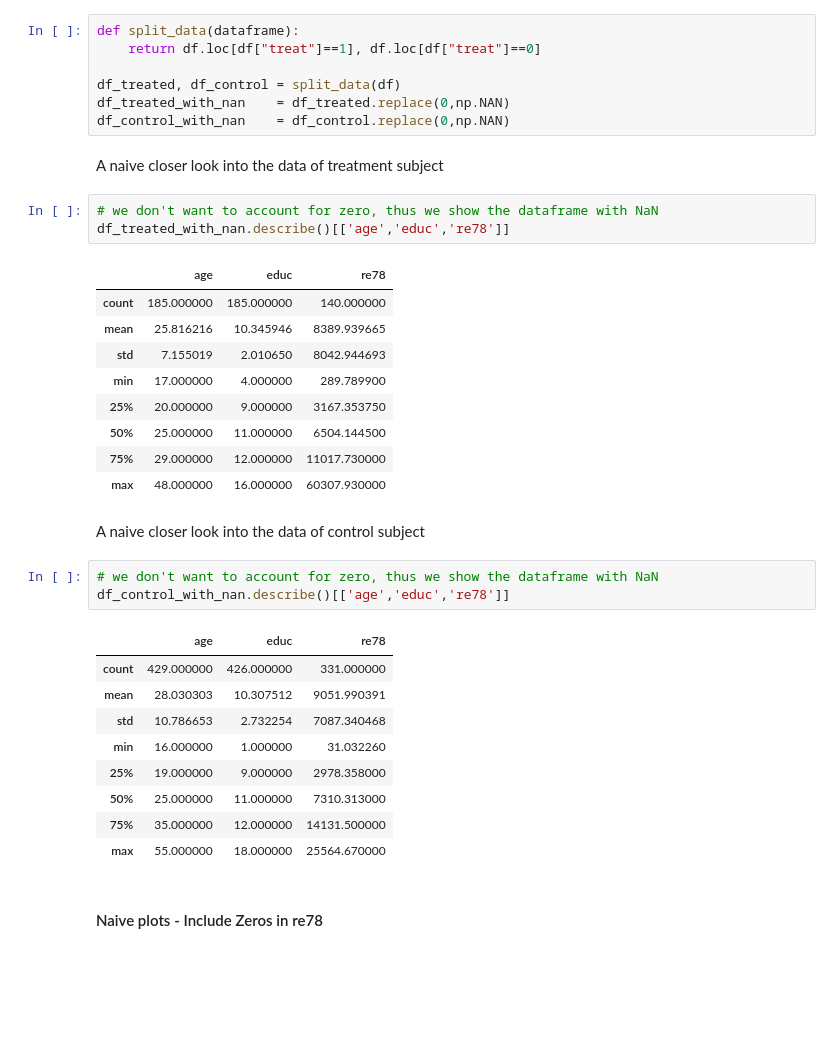
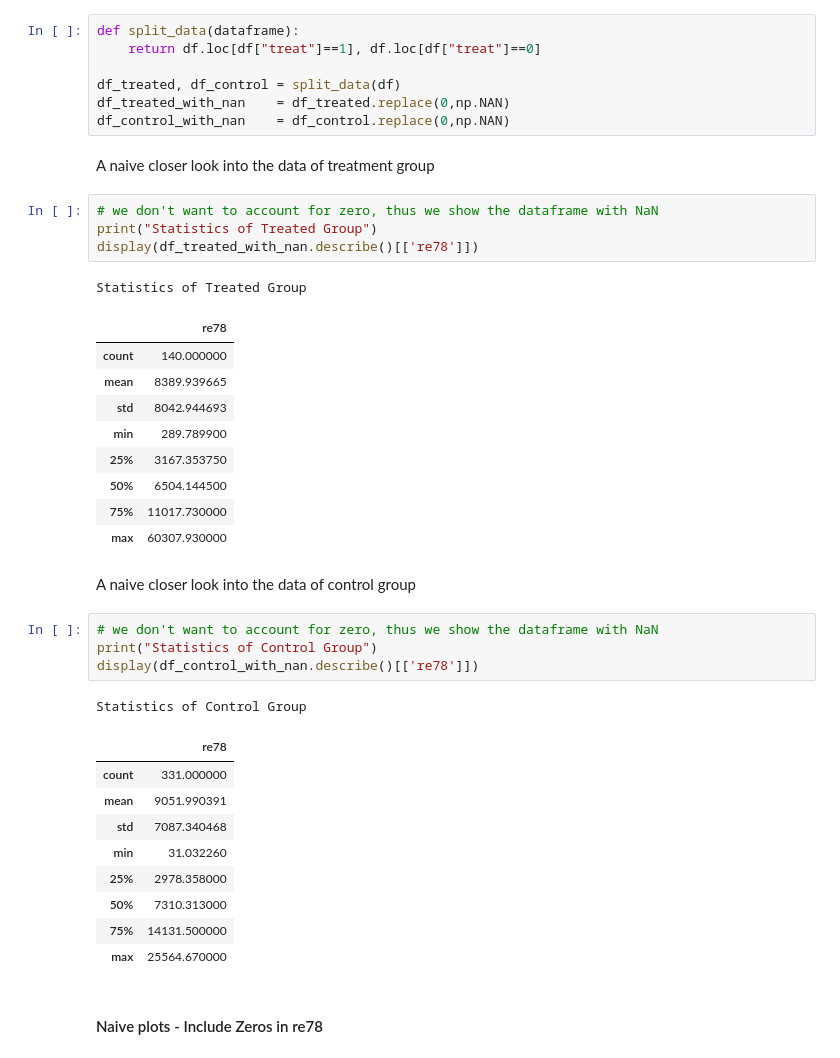
Before and after one commit to sanadhis/ADA-2017, a Jupyter notebook: 04 - Applied ML/Homework04.ipynb, the cells around one changed output. Cells and saved outputs as stored; diff of their text form; blank space fills up the shorter version.

```diff
--- a/04 - Applied ML/Homework04.ipynb
+++ b/04 - Applied ML/Homework04.ipynb
@@ -50,35 +50,39 @@ df_treated, df_control = split_data(df)
 df_treated_with_nan    = df_treated.replace(0,np.NAN)
 df_control_with_nan    = df_control.replace(0,np.NAN)
 # %% [markdown]
-A naive closer look into the data of treatment subject
+A naive closer look into the data of treatment group
 # %%
 # we don't want to account for zero, thus we show the dataframe with NaN
-df_treated_with_nan.describe()[['age','educ','re78']]
+print("Statistics of Treated Group")
+display(df_treated_with_nan.describe()[['re78']])
 # %% [output]
+Statistics of Treated Group
-|  | age | educ | re78 |
-| count | 185.000000 | 185.000000 | 140.000000 |
-| mean | 25.816216 | 10.345946 | 8389.939665 |
-| std | 7.155019 | 2.010650 | 8042.944693 |
-| min | 17.000000 | 4.000000 | 289.789900 |
-| 25% | 20.000000 | 9.000000 | 3167.353750 |
-| 50% | 25.000000 | 11.000000 | 6504.144500 |
-| 75% | 29.000000 | 12.000000 | 11017.730000 |
-| max | 48.000000 | 16.000000 | 60307.930000 |
+|  | re78 |
+| count | 140.000000 |
+| mean | 8389.939665 |
+| std | 8042.944693 |
+| min | 289.789900 |
+| 25% | 3167.353750 |
+| 50% | 6504.144500 |
+| 75% | 11017.730000 |
+| max | 60307.930000 |
 # %% [markdown]
-A naive closer look into the data of control subject
+A naive closer look into the data of control group
 # %%
 # we don't want to account for zero, thus we show the dataframe with NaN
-df_control_with_nan.describe()[['age','educ','re78']]
+print("Statistics of Control Group")
+display(df_control_with_nan.describe()[['re78']])
 # %% [output]
+Statistics of Control Group
-|  | age | educ | re78 |
-| count | 429.000000 | 426.000000 | 331.000000 |
-| mean | 28.030303 | 10.307512 | 9051.990391 |
-| std | 10.786653 | 2.732254 | 7087.340468 |
-| min | 16.000000 | 1.000000 | 31.032260 |
-| 25% | 19.000000 | 9.000000 | 2978.358000 |
-| 50% | 25.000000 | 11.000000 | 7310.313000 |
-| 75% | 35.000000 | 12.000000 | 14131.500000 |
-| max | 55.000000 | 18.000000 | 25564.670000 |
+|  | re78 |
+| count | 331.000000 |
+| mean | 9051.990391 |
+| std | 7087.340468 |
+| min | 31.032260 |
+| 25% | 2978.358000 |
+| 50% | 7310.313000 |
+| 75% | 14131.500000 |
+| max | 25564.670000 |
 # %% [markdown]
 #### Naive plots - Include Zeros in re78
 # %%
```
Also changed, not shown: parts of 1 cell of this notebook.
